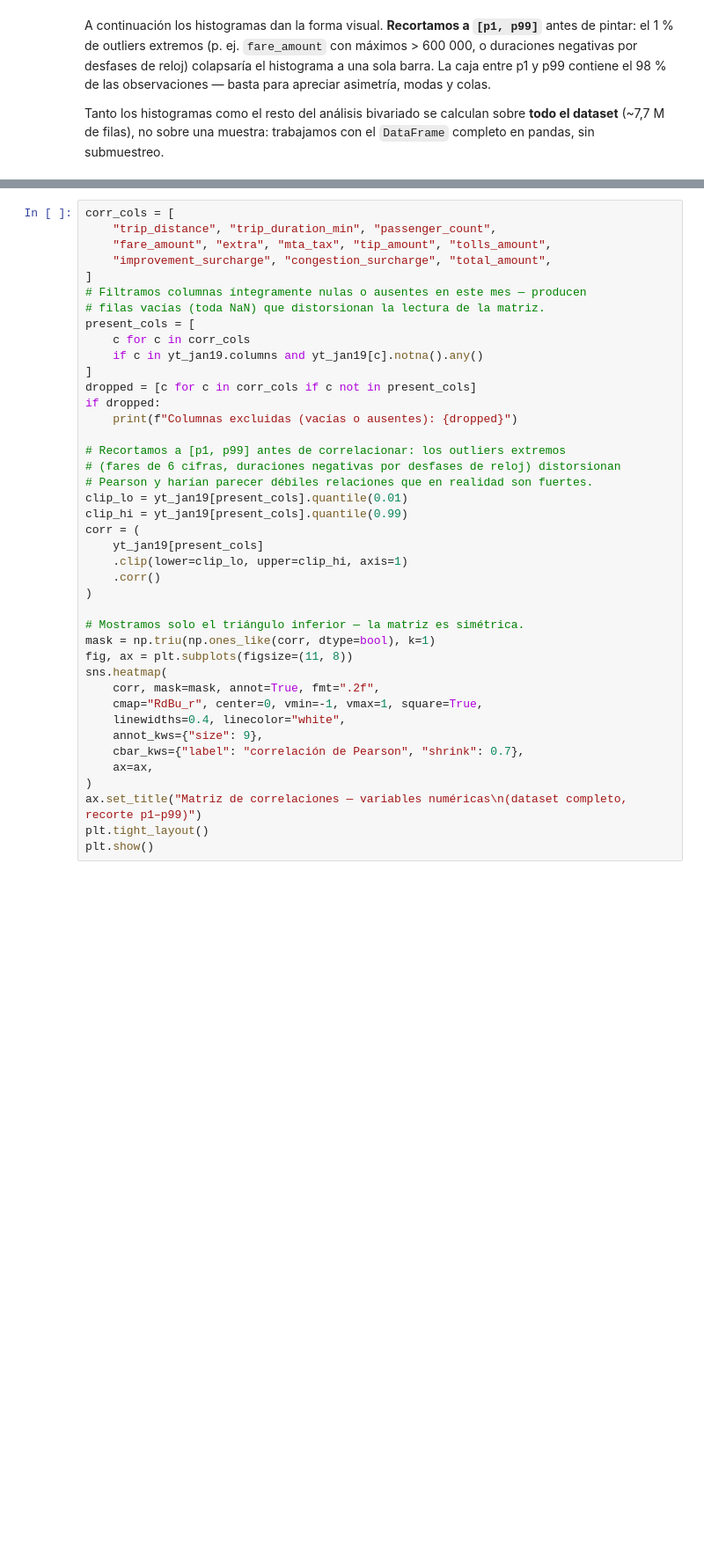
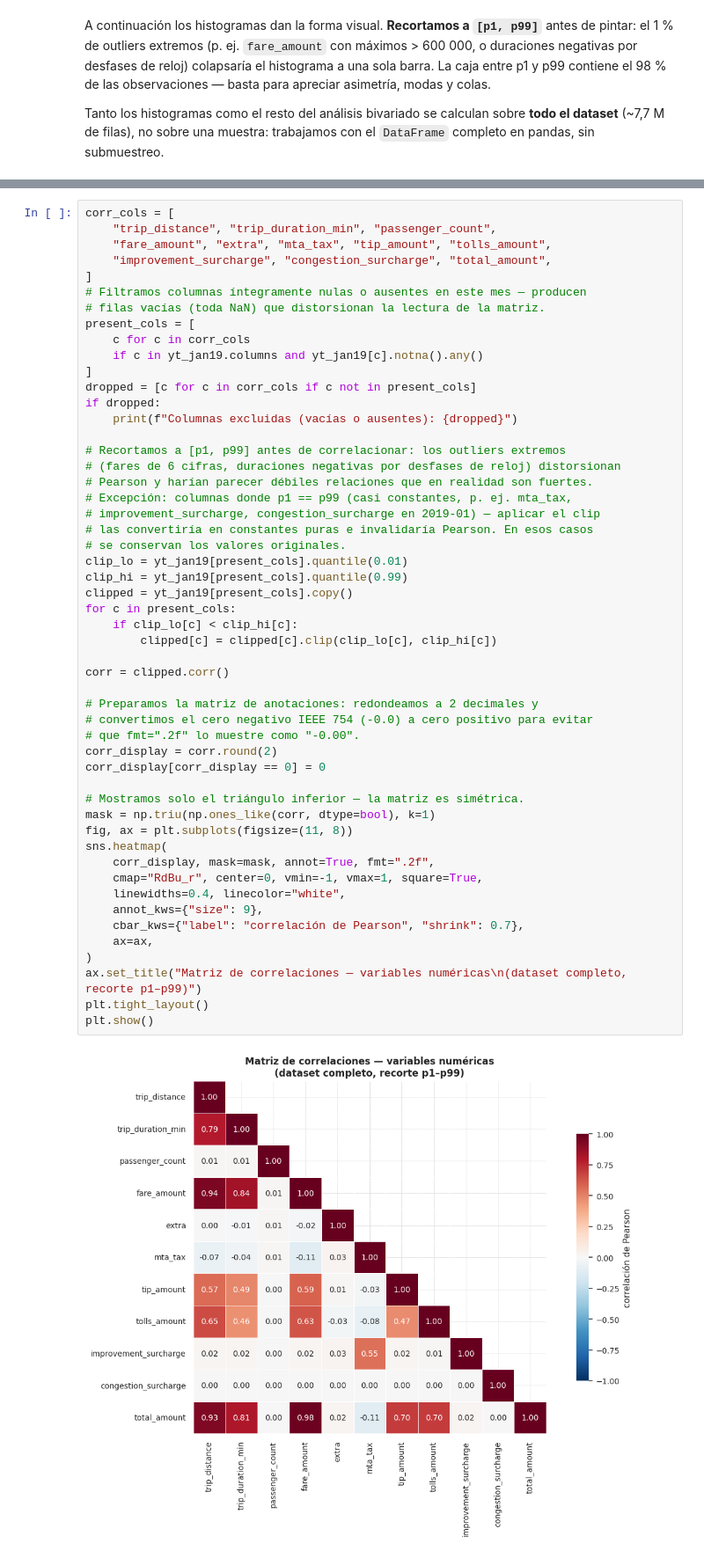
Before and after one commit to jgalanl/datalakehouse, a Jupyter notebook: src/notebooks/bronze/explore.ipynb, the cells around one changed output, grey strips where cells are left out. Shown at 88% size. Saved outputs shown, nothing was run; the diff lists cells and outputs as text; blank space fills up the shorter version.

Commit message:
Fix corr matrix
Co-authored-by: Copilot <copilot@github.com>

```diff
--- a/src/notebooks/bronze/explore.ipynb
+++ b/src/notebooks/bronze/explore.ipynb
@@ -357,39 +528,52 @@ corr_cols = [
 ]
 # Filtramos columnas íntegramente nulas o ausentes en este mes — producen
 # filas vacías (toda NaN) que distorsionan la lectura de la matriz.
 present_cols = [
     c for c in corr_cols
     if c in yt_jan19.columns and yt_jan19[c].notna().any()
 ]
 dropped = [c for c in corr_cols if c not in present_cols]
 if dropped:
     print(f"Columnas excluidas (vacías o ausentes): {dropped}")
 
 # Recortamos a [p1, p99] antes de correlacionar: los outliers extremos
 # (fares de 6 cifras, duraciones negativas por desfases de reloj) distorsionan
 # Pearson y harían parecer débiles relaciones que en realidad son fuertes.
+# Excepción: columnas donde p1 == p99 (casi constantes, p. ej. mta_tax,
+# improvement_surcharge, congestion_surcharge en 2019-01) — aplicar el clip
+# las convertiría en constantes puras e invalidaría Pearson. En esos casos
+# se conservan los valores originales.
 clip_lo = yt_jan19[present_cols].quantile(0.01)
 clip_hi = yt_jan19[present_cols].quantile(0.99)
-corr = (
-    yt_jan19[present_cols]
-    .clip(lower=clip_lo, upper=clip_hi, axis=1)
-    .corr()
-)
+clipped = yt_jan19[present_cols].copy()
+for c in present_cols:
+    if clip_lo[c] < clip_hi[c]:
+        clipped[c] = clipped[c].clip(clip_lo[c], clip_hi[c])
+
+corr = clipped.corr()
+
+# Preparamos la matriz de anotaciones: redondeamos a 2 decimales y
+# convertimos el cero negativo IEEE 754 (-0.0) a cero positivo para evitar
+# que fmt=".2f" lo muestre como "-0.00".
+corr_display = corr.round(2)
+corr_display[corr_display == 0] = 0
 
 # Mostramos solo el triángulo inferior — la matriz es simétrica.
 mask = np.triu(np.ones_like(corr, dtype=bool), k=1)
 fig, ax = plt.subplots(figsize=(11, 8))
 sns.heatmap(
-    corr, mask=mask, annot=True, fmt=".2f",
+    corr_display, mask=mask, annot=True, fmt=".2f",
     cmap="RdBu_r", center=0, vmin=-1, vmax=1, square=True,
     linewidths=0.4, linecolor="white",
     annot_kws={"size": 9},
     cbar_kws={"label": "correlación de Pearson", "shrink": 0.7},
     ax=ax,
 )
 ax.set_title("Matriz de correlaciones — variables numéricas\n(dataset completo, recorte p1–p99)")
 plt.tight_layout()
 plt.show()
+# %% [output]
+[figure, added]
 # %%
 # Hexbin del par más fuerte: fare_amount × trip_distance, sobre el dataset
 # completo. Hexbin agrega densidad y escala bien con millones de puntos.
```
Also changed, not shown: parts of 23 cells of this notebook, 2 other files.
